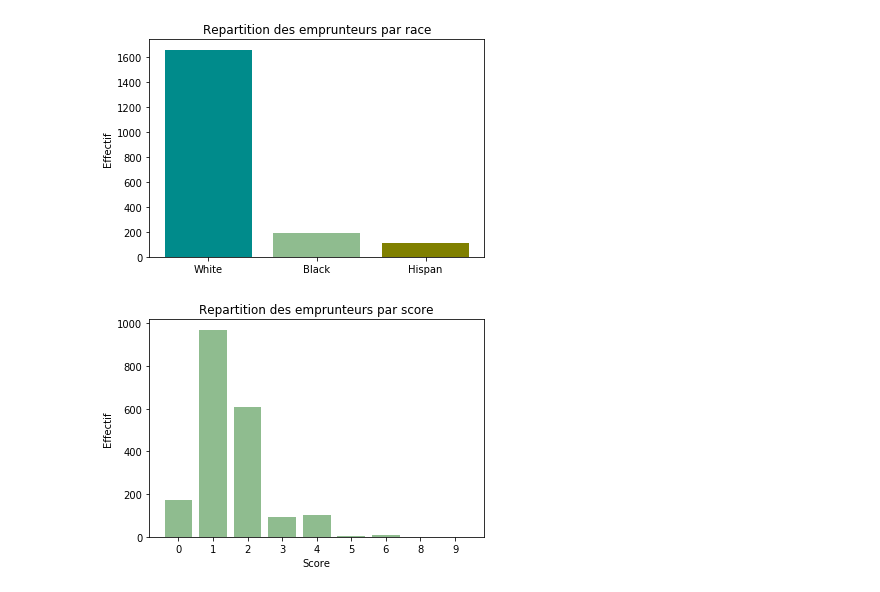
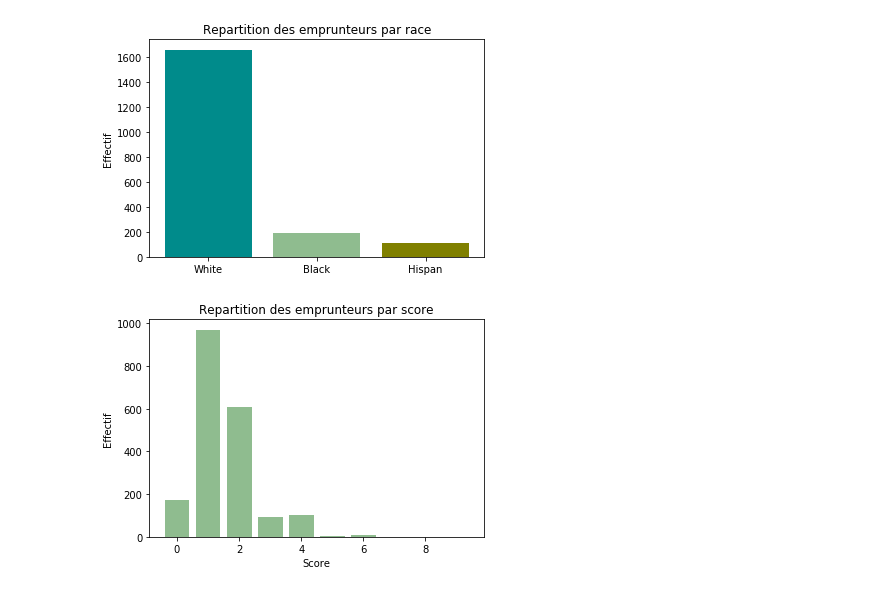
Before and after one commit to sonicosamedy/Projet-Python-Paris1-Pantheon-Sorbonne, a Jupyter notebook: Projet_python.ipynb, the cells around one changed output. Cells and saved outputs as stored; diff of their text form; code cells hidden in the pictures.

```diff
--- a/Projet_python.ipynb
+++ b/Projet_python.ipynb
@@ -253,10 +282,10 @@ plt.show()
 [figure]
 # %%
 # Bar plot de la variable score
-plt.bar(['0', '1', '2', '3', '4', '5', '6', '8', '9'], [174,970,610,91,101,4,7,1,1], color=['darkseagreen'])
+plt.bar(data_quali['score'].value_counts().index, data_quali['score'].value_counts().values, color=['darkseagreen'])
 plt.ylabel('Effectif')
 plt.xlabel('Score')
 plt.title('Repartition des emprunteurs par score')
 plt.show()
 # %% [output]
-[figure, old version]
+[figure, new version]
```
Also changed, not shown: parts of 20 cells of this notebook.
